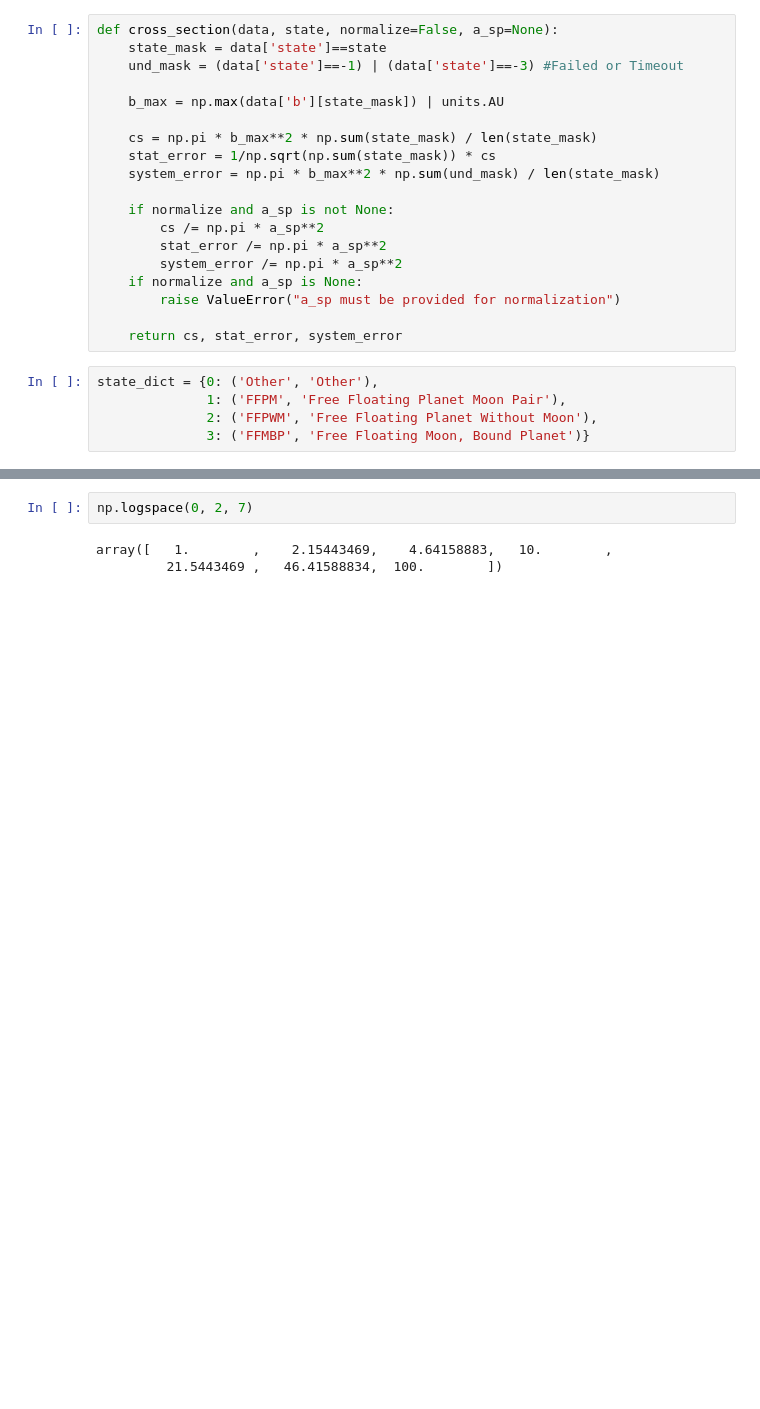
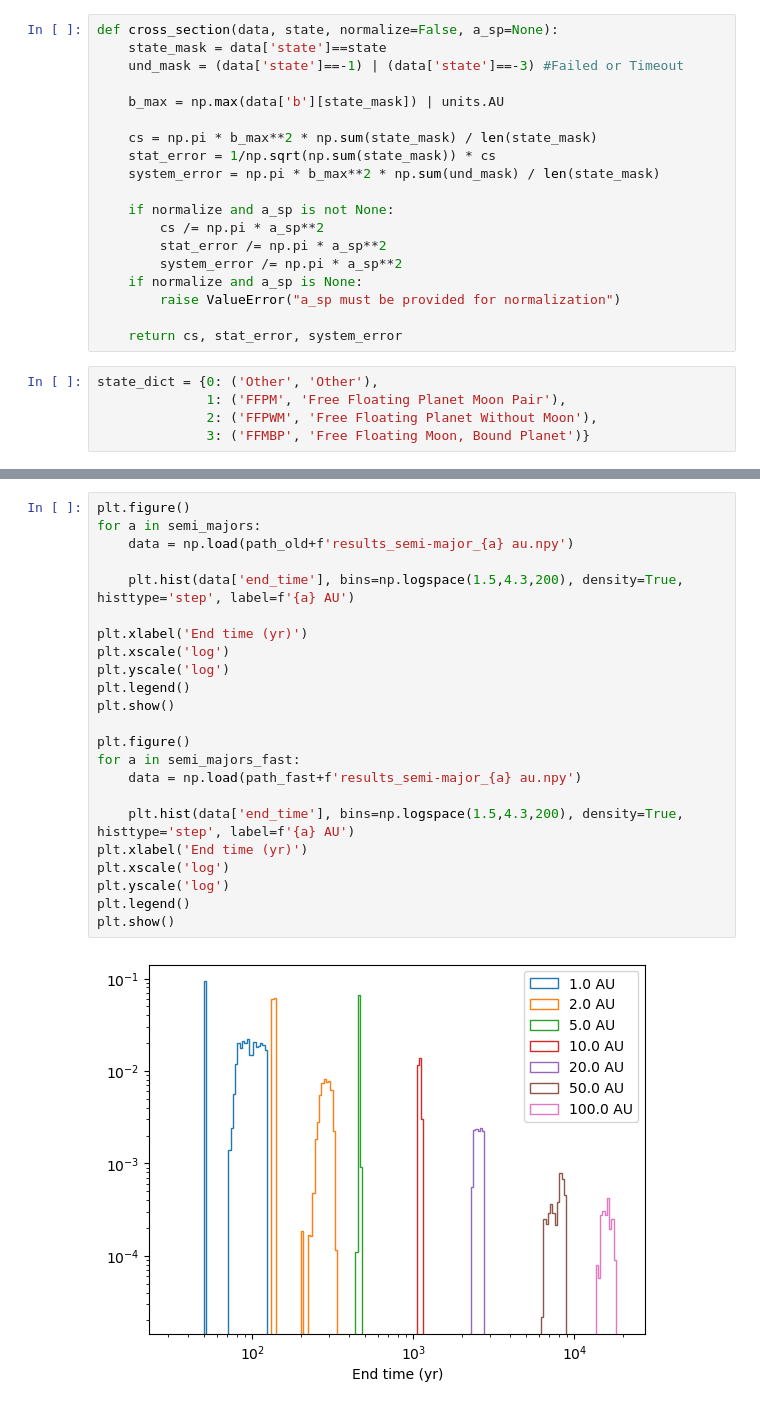
Before and after one commit to YannickBadoux/MRP, a Jupyter notebook: cross_section_function.ipynb, the cells around one changed output, grey strips where cells are left out. Saved outputs shown, nothing was run; the diff lists cells and outputs as text; blank space fills up the shorter version.

```diff
--- a/cross_section_function.ipynb
+++ b/cross_section_function.ipynb
@@ -167,5 +167,25 @@ Moon survival fraction for semi-major axis 100.0 AU: 0.7777777777777778
 # %%
-np.logspace(0, 2, 7)
+plt.figure()
+for a in semi_majors:
+    data = np.load(path_old+f'results_semi-major_{a} au.npy')
+
+    plt.hist(data['end_time'], bins=np.logspace(1.5,4.3,200), density=True, histtype='step', label=f'{a} AU')
+
+plt.xlabel('End time (yr)')
+plt.xscale('log')
+plt.yscale('log')
+plt.legend()
+plt.show()
+
+plt.figure()
+for a in semi_majors_fast:
+    data = np.load(path_fast+f'results_semi-major_{a} au.npy')
+
+    plt.hist(data['end_time'], bins=np.logspace(1.5,4.3,200), density=True, histtype='step', label=f'{a} AU')
+plt.xlabel('End time (yr)')
+plt.xscale('log')
+plt.yscale('log')
+plt.legend()
+plt.show()
 # %% [output]
-array([   1.        ,    2.15443469,    4.64158883,   10.        ,
-         21.5443469 ,   46.41588834,  100.        ])
+[figure, added]
```
Also changed, not shown: parts of 7 cells of this notebook, 3 other files.
